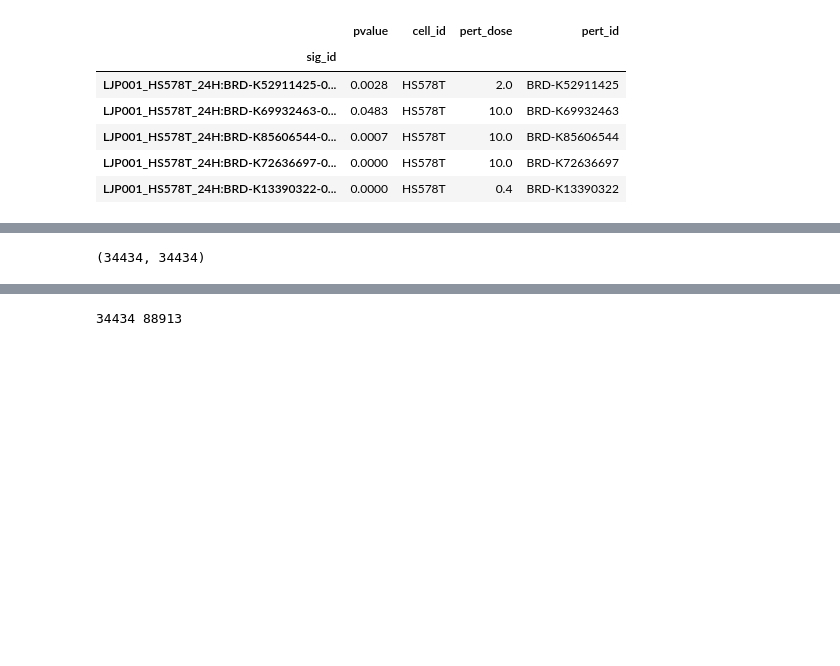
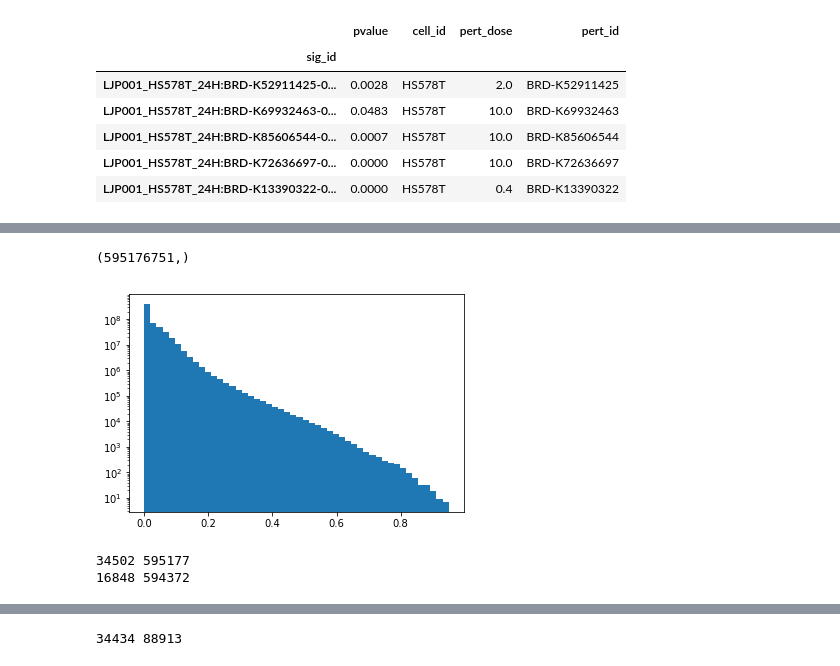
Before and after one commit to MaayanLab/L1000FWD, a Jupyter notebook: notebooks/Make_Network-new.ipynb, the cells around one changed output, grey strips where cells are left out. Drawn from its saved outputs; the diff is of its cells as text; code cells hidden in the pictures; blank space fills up the shorter version.

Commit message:
Added notebook for network-stability test

```diff
--- a/notebooks/Make_Network-new.ipynb
+++ b/notebooks/Make_Network-new.ipynb
@@ -160,19 +164,30 @@ print mat.shape
 # %%
+from scipy.spatial import distance as dist
+
 def compute_adjcency_mat(X, metric='cosine'):
-    adj_mat = 1 - pairwise_distances(X, metric=metric)
+    adj_mat = dist.squareform(pairwise_distances(X, metric=metric))
+    adj_mat = 1 - adj_mat
+
+
     # remove 1's on the diagnal
-    adj_mat -= np.eye(X.shape[0])
+#     adj_mat -= np.eye(X.shape[0])
     ## convert negative values in adj_mat to 0's
     adj_mat[adj_mat<0] = 0
     return adj_mat
 
 def create_graph_by_threshold(adj_mat, percentile):
-    triu_idx = np.tril_indices(adj_mat.shape[0], 1)
-    thresold = np.percentile(adj_mat[triu_idx], percentile)
+    thresold = np.percentile(adj_mat, percentile)
     adj_mat_ = adj_mat.copy()
     adj_mat_[adj_mat<thresold] = 0
-    G = nx.from_numpy_matrix(adj_mat_)
+    G = nx.from_numpy_matrix(dist.squareform(adj_mat_))
     return G
+
+def create_graph_by_threshold2(adj_mat, cosine_cutoff):
+    adj_mat_ = adj_mat.copy()
+    adj_mat_[adj_mat<cosine_cutoff] = 0
+    G = nx.from_numpy_matrix(dist.squareform(adj_mat))
+    return G
+
 
 def create_knn_graph(X, k=30, metric='euclidean', n_jobs=1):
     '''Create a graph from a data matrix (sample x features).
@@ -186,7 +209,6 @@ def create_knn_graph(X, k=30, metric='euclidean', n_jobs=1):
 # %%
 # Compute the pairwise cosine distance and convert to adjacency matrix
-adj_mat = 1 - pairwise_distances(mat, metric='cosine',
-                                n_jobs=1)
+adj_mat = compute_adjcency_mat(mat)
 print adj_mat.shape
 # %% [output]
-(34434, 34434)
+(595176751,)
@@ -194,0 +215,16 @@ del mat
+# %%
+plt.hist(adj_mat, bins=50, log=True);
+# %% [output]
+[figure, added]
+# %%
+# Create network by applying threshold
+G = create_graph_by_threshold(adj_mat, 99.9)
+# G = create_graph_by_threshold2(adj_mat, 0.4)
+# G = create_graph_by_threshold2(adj_mat, 0.3)
+# G = create_graph_by_threshold2(adj_mat, 0.35)
+print G.number_of_nodes(), G.number_of_edges()
+G_new = filter_out_small_ccs(G)
+print G_new.number_of_nodes(), G_new.number_of_edges()
+# %% [output]
+34502 595177
+16848 594372
```
Also changed, not shown: parts of 30 cells of this notebook, 2 other files.
